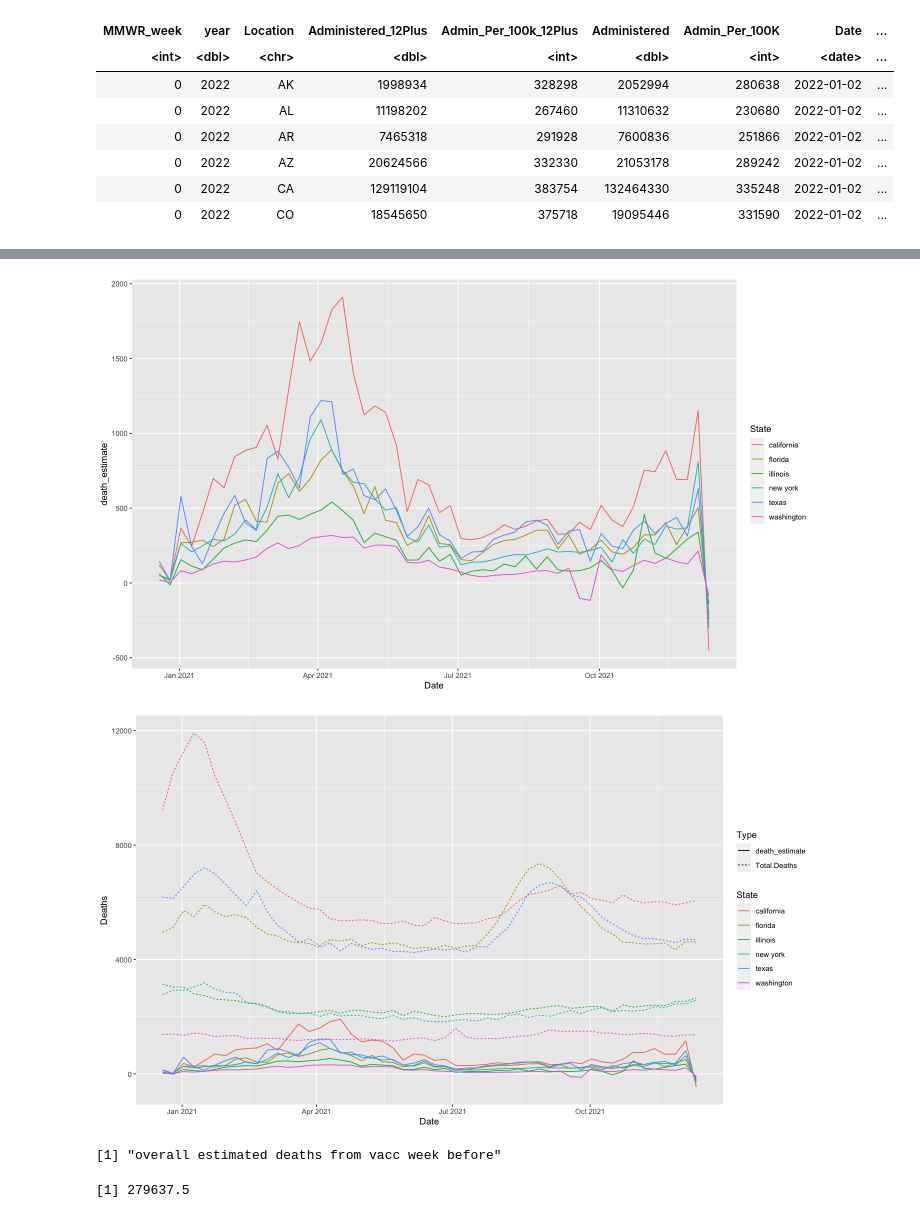
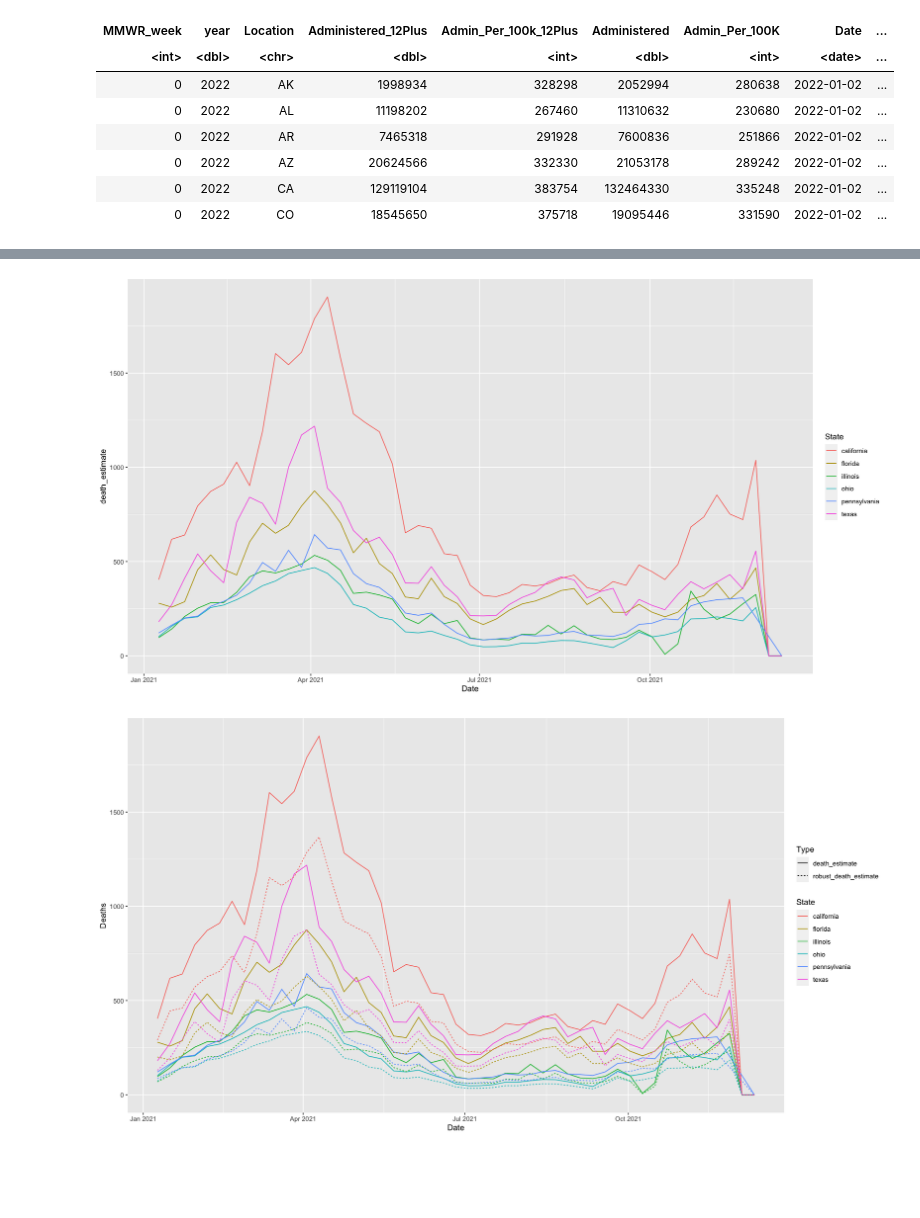
Before and after one commit to matzhaugen/mortality, a Jupyter notebook: notebooks/vacc_vs_deaths.ipynb, the cells around one changed output, grey strips where cells are left out. Drawn from its saved outputs; the diff is of its cells as text; code cells hidden in the pictures; blank space fills up the shorter version.

```diff
--- a/notebooks/vacc_vs_deaths.ipynb
+++ b/notebooks/vacc_vs_deaths.ipynb
@@ -141,7 +146,11 @@ A grouped_df: 6 × 17
+# %%
+sum_deaths = deaths %>% group_by(State) %>% summarize(sum=sum(Total.Deaths))
+big_states = tail(sum_deaths[order(sum_deaths$sum),], 7)$State # US is one of these
+small_states = head(sum_deaths[order(sum_deaths$sum),], 7)$State
 # %%
-# Plot vaccination rates in select states
-big_states = c("CA", "TX", "FL", "IL", "WA", "NY")
-vacc_weekly$State = vacc_weekly$Location
+# Plot vaccination rates in select states and remove negative rates (not possible)
+vacc_weekly$State = stateFromLower(vacc_weekly$Location)
+vacc_weekly = vacc_weekly[vacc_weekly$d_Administered > 0,]
 a = ggplot(vacc_weekly[vacc_weekly$State %in% big_states,], aes(x=Date, y=d_Admin_Per_100K, color=State))
 a + geom_line()
 # %% [output]
@@ -193,0 +201,8 @@ F-statistic: 307.5 on 2 and 2702 DF,  p-value: < 2.2e-16
+# %%
+lmfit = lm(centered ~ l2_Administered - 1, data=df)
+rqfit = rq(centered ~ l2_Administered - 1, data=df)
+rqfit_low = rq(centered ~ l2_Administered - 1, data=df, tau=0.25)
+rqfit_high = rq(centered ~ l2_Administered - 1, data=df, tau=0.75)
+summary(lmfit)
+summary(rqfit)
+summary(rqfit_low)
@@ -194,5 +244,8 @@ F-statistic: 307.5 on 2 and 2702 DF,  p-value: < 2.2e-16
 # %%
 df$death_estimate = lmfit$fit
+df$robust_death_estimate = rqfit$fit
+df$robust_death_estimate_low = rqfit_low$fit
+df$robust_death_estimate_high = rqfit_high$fit
 df$residuals = lmfit$residuals
 # %%
 
@@ -211,17 +264,13 @@ A tibble: 6 × 27
 # %%
-options(repr.plot.width=12, repr.plot.height=7)
-c = ggplot(subset(df, Location %in% big_states), aes(Date, death_estimate, color=State))
+options(repr.plot.width=15, repr.plot.height=8)
+c = ggplot(subset(df, State %in% big_states), aes(Date, death_estimate, color=State))
 c + geom_line()
 # %% [output]
-[figure, old version]
+[figure, new version]
 # %%
-c = ggplot(subset(pivot, Location %in% big_states), aes(Date, Deaths, color=State))
+# Compare L1 with L2 fits in big states
+pivot = pivot_longer(df, c("robust_death_estimate", "death_estimate"), values_to = "Deaths", names_to="Type")
+c = ggplot(subset(pivot, State %in% big_states), aes(Date, Deaths, color=State))
 c + geom_line(aes(linetype=Type))
 # %% [output]
-[figure, old version]
+[figure, new version]
-# %%
-print("overall estimated deaths from vacc week before")
-sum(lmfit$fit)
-# %% [output]
-[1] "overall estimated deaths from vacc week before"
-[1] 279637.5
```
Also changed, not shown: parts of 15 cells of this notebook.
